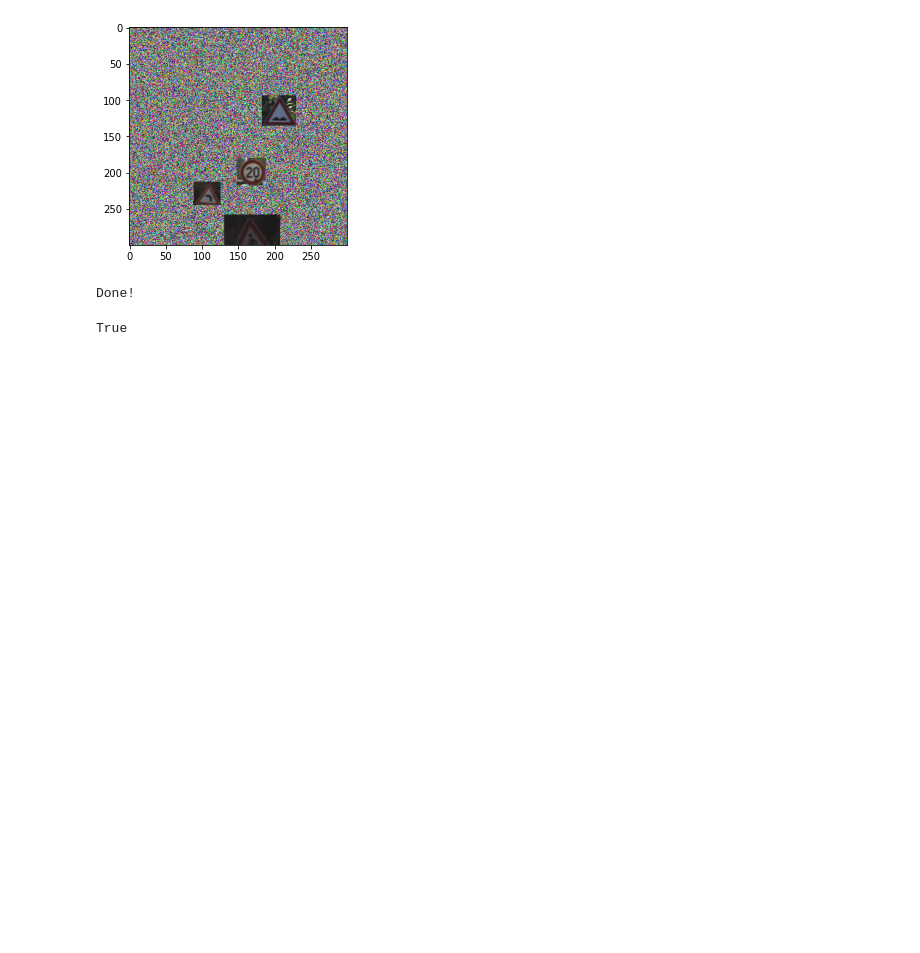
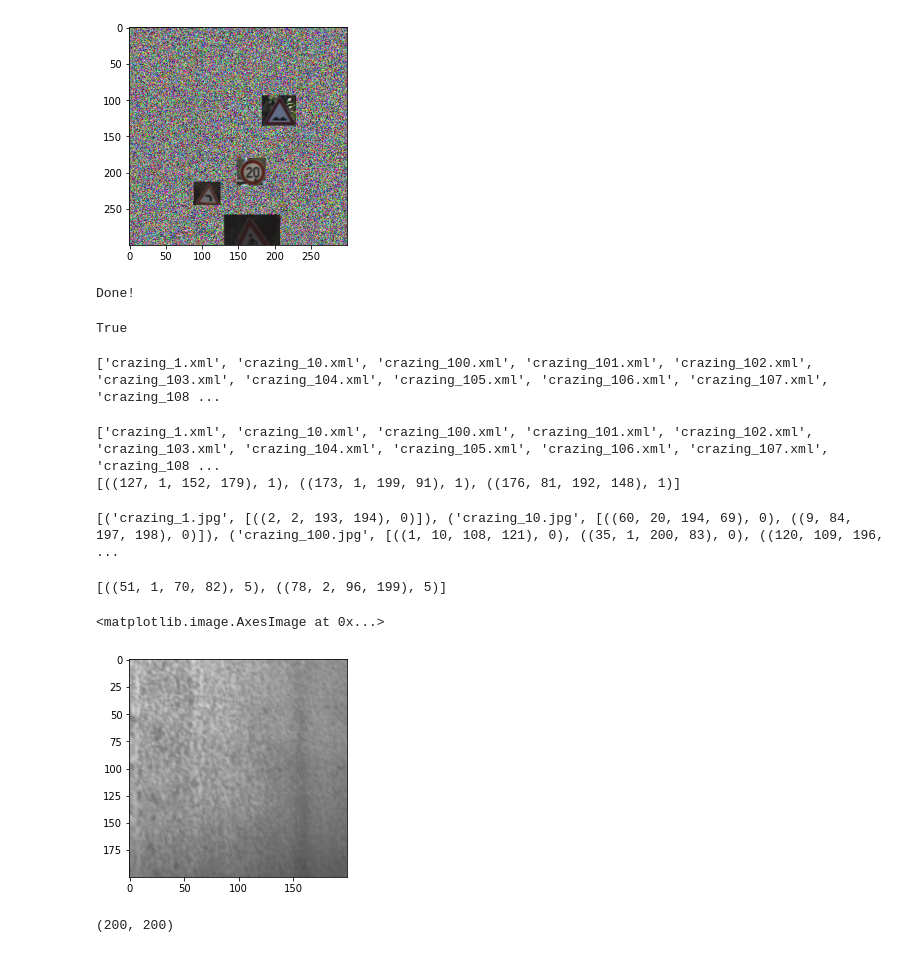
Before and after one commit to yy-dla/python, a Jupyter notebook: ssd_keras/create_dataset.ipynb, the cells around one changed output. Drawn from its saved outputs; the diff is of its cells as text; code cells hidden in the pictures; blank space fills up the shorter version.

```diff
--- a/ssd_keras/create_dataset.ipynb
+++ b/ssd_keras/create_dataset.ipynb
@@ -149,0 +156,33 @@ True
+# %%
+for root, dirs, files in a:
+    print(files)
+# %% [output]
+['crazing_1.xml', 'crazing_10.xml', 'crazing_100.xml', 'crazing_101.xml', 'crazing_102.xml', 'crazing_103.xml', 'crazing_104.xml', 'crazing_105.xml', 'crazing_106.xml', 'crazing_107.xml', 'crazing_108 ...
+# %%
+import os
+from ssd_keras.annotations.NEU_annotation import convert_annotation_1
+NEU_path = 'F:/NEU-DET/'
+
+ann_file_list = os.walk(NEU_path + 'ANNOTATIONS/')
+files = []
+for _, _, files in ann_file_list:
+    pass
+# %% [output]
+['crazing_1.xml', 'crazing_10.xml', 'crazing_100.xml', 'crazing_101.xml', 'crazing_102.xml', 'crazing_103.xml', 'crazing_104.xml', 'crazing_105.xml', 'crazing_106.xml', 'crazing_107.xml', 'crazing_108 ...
+[((127, 1, 152, 179), 1), ((173, 1, 199, 91), 1), ((176, 81, 192, 148), 1)]
+# %%
+gt_list = []
+
+for file_name in files:
+    gt_list.append(convert_annotation_1(file_name))
+
+print(gt_list)
+# %% [output]
+[('crazing_1.jpg', [((2, 2, 193, 194), 0)]), ('crazing_10.jpg', [((60, 20, 194, 69), 0), ((9, 84, 197, 198), 0)]), ('crazing_100.jpg', [((1, 10, 108, 121), 0), ((35, 1, 200, 83), 0), ((120, 109, 196,  ...
+# %%
+import random
+random.shuffle(gt_list)
+
+print(gt_list[0][1])
+# %% [output]
+[((51, 1, 70, 82), 5), ((78, 2, 96, 199), 5)]
@@ -149,0 +203,24 @@ True
+# %%
+import cv2
+import matplotlib.pyplot as plt
+import numpy as np
+
+# img = cv2.imread('F:\\NEU-DET\\IMAGES\\scratches_121.jpg')
+# img = cv2.imread('F:\\NEU-DET\\IMAGES\\inclusion_127.jpg')
+# img = cv2.imread('F:\\NEU-DET\\IMAGES\\inclusion_236.jpg')
+# img = cv2.imread('F:\\NEU-DET\\IMAGES\\patches_270.jpg')
+img = cv2.imread('F:\\NEU-DET\\IMAGES\\pitted_surface_104.jpg')
+
+grayImage = cv2.cvtColor(img, cv2.COLOR_BGR2GRAY)
+
+
+# grayImage = cv2.cvtColor(grayImage, cv2.COLOR_BGR2RGB)
+
+plt.imshow(cv2.cvtColor(grayImage, cv2.COLOR_BGR2RGB))
+# %% [output]
+<matplotlib.image.AxesImage at 0x...>
+[figure, added]
+# %%
+grayImage.shape
+# %% [output]
+(200, 200)
```
Also changed, not shown: parts of 3 cells of this notebook, 8 other files.
